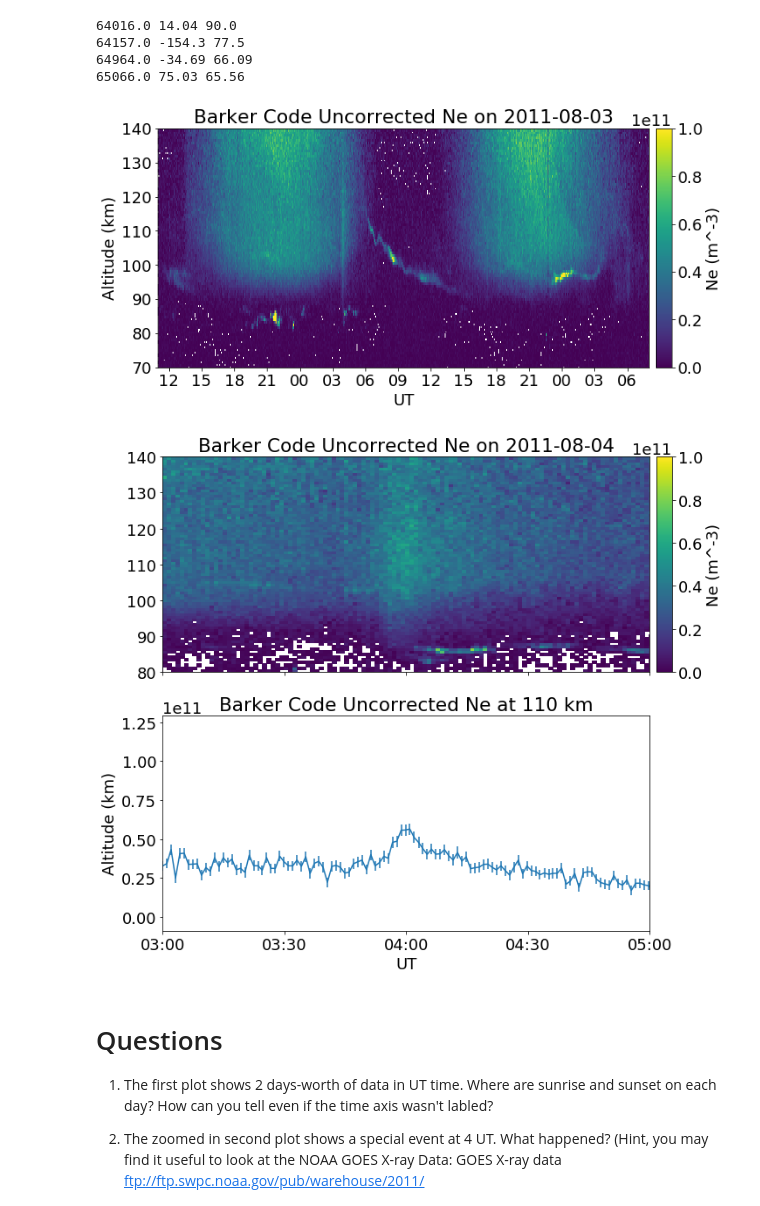
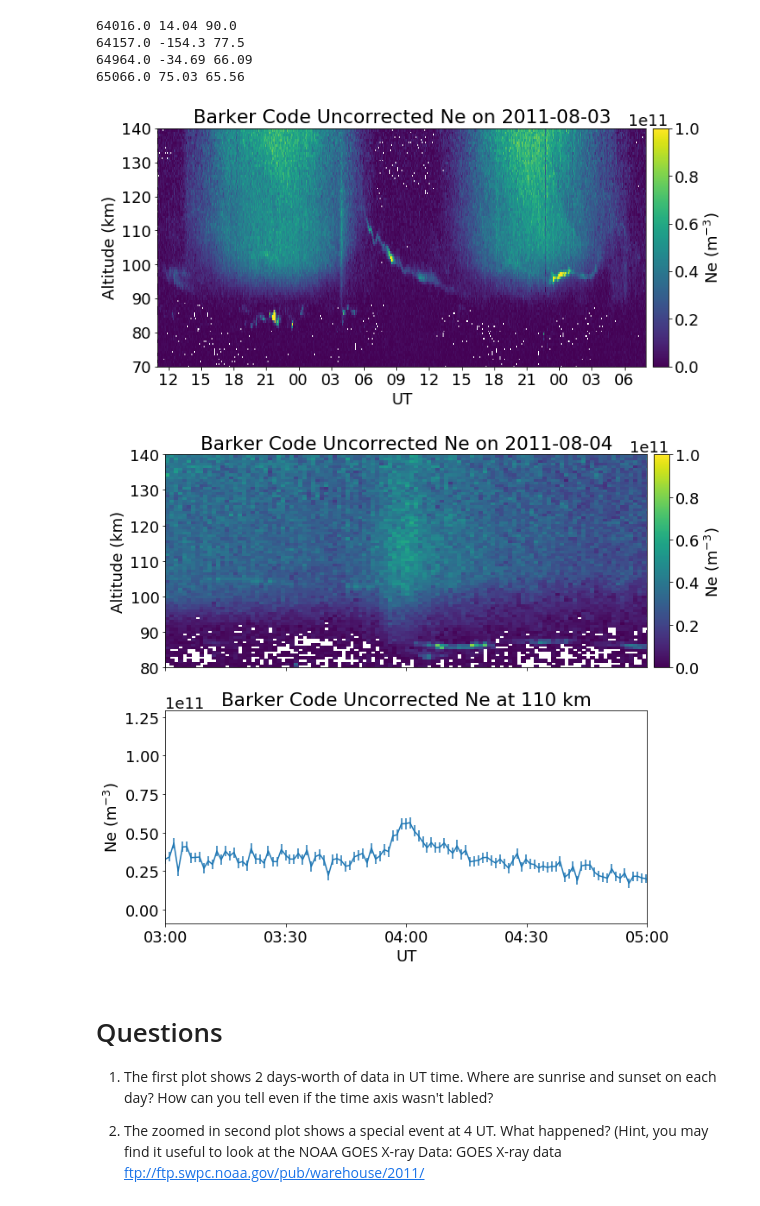
Before and after one commit to isrsummerschool/lecture_supplements_2021, a Jupyter notebook: data_use_examples/DataExample3.ipynb, the cells around one changed output. Cells and saved outputs as stored; diff of their text form; code cells hidden in the pictures.

```diff
--- a/data_use_examples/DataExample3.ipynb
+++ b/data_use_examples/DataExample3.ipynb
@@ -114,24 +115,24 @@ bdat=PFISR_data[bind]
 # %%
 plt.rcParams['figure.figsize']=10,5
 plt.rcParams['font.size']=18
 fig,ax=plt.subplots(1,1)
 clrs = ax.pcolormesh(mdates.date2num(bdat['time']),bdat['altitude'],bdat['ne'],vmin=0,vmax=1e11,shading='nearest')
 
 ax.set_xlim([mdates.date2num(datetime.datetime(2011,8,3,11,0,0)),mdates.date2num(datetime.datetime(2011,8,5,8,0,0))])
 ax.set_xticks(np.arange(mdates.date2num(datetime.datetime(2011,8,3,12,0,0)),mdates.date2num(datetime.datetime(2011,8,5,8,0,0)),3/24.0))
 ax.set_ylim([70,140])
 
 ax.xaxis.set_major_formatter(mdates.DateFormatter('%H'))
 ax.set_xlabel('UT')
 ax.set_ylabel('Altitude (km)')
 ax.set_title('Barker Code Uncorrected Ne on 2011-08-03')
 
 box=ax.get_position()
 cbarax=fig.add_axes([box.x0+box.width+0.01, box.y0, 0.025, box.height])
 cb=plt.colorbar(clrs,cax=cbarax)
-cb.set_label('Ne (m^-3)')
+cb.set_label('Ne (m$^{-3}$)')
 # %% [output]
-[figure, old version]
+[figure, new version]
 # %%
 plt.rcParams['figure.figsize']=10,10
 plt.rcParams['font.size']=18
@@ -149,16 +150,17 @@ axarr[-1].set_xticks(np.arange(mdates.date2num(datetime.datetime(2011,8,4,3,0,0)
 
 axarr[-1].xaxis.set_major_formatter(mdates.DateFormatter('%H:%M'))
 axarr[-1].set_xlabel('UT')
-axarr[-1].set_ylabel('Altitude (km)')
+axarr[0].set_ylabel('Altitude (km)')
+axarr[-1].set_ylabel('Ne (m$^{-3}$)')
 axarr[0].set_title('Barker Code Uncorrected Ne on 2011-08-04')
 axarr[1].set_title('Barker Code Uncorrected Ne at 110 km')
 
 box=axarr[0].get_position()
 cbarax=fig.add_axes([box.x0+box.width+0.01, box.y0, 0.025, box.height])
 cb=plt.colorbar(clrs,cax=cbarax)
-cb.set_label('Ne (m^-3)')
+cb.set_label('Ne (m$^{-3}$)')
 # %% [output]
-[figure, old version]
+[figure, new version]
 # %% [markdown]
 # Questions
 
```
Also changed, not shown: parts of 1 cell of this notebook, 5 other files.
